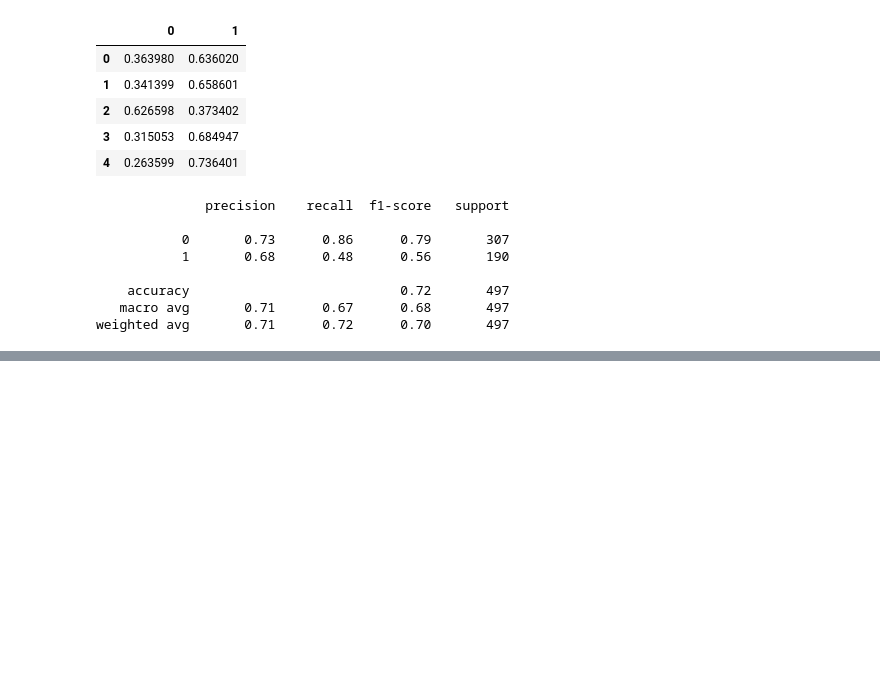
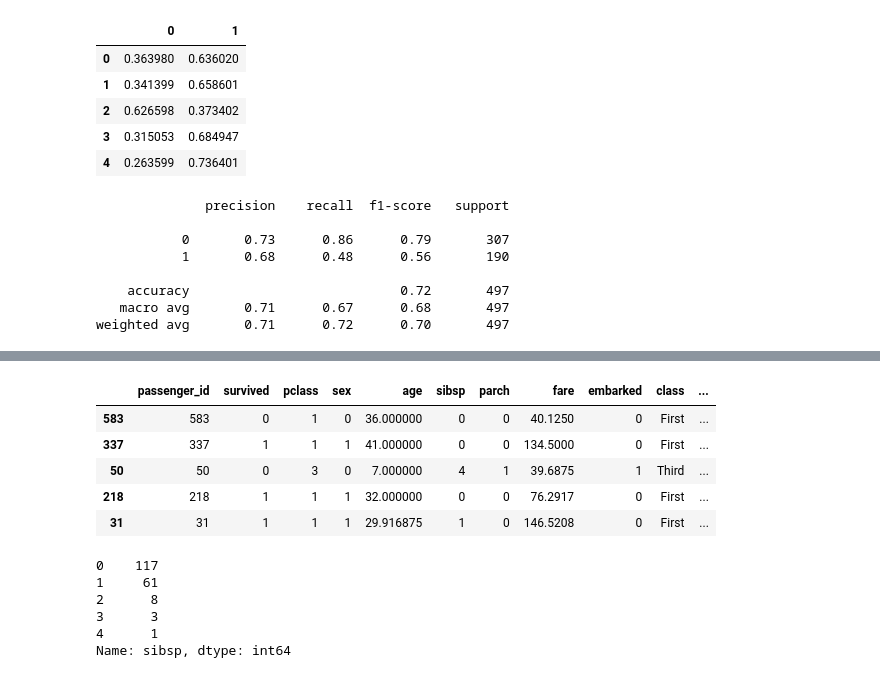
Before and after one commit to Joshua-C-Bryant/classification-exercises, a Jupyter notebook: model.ipynb, the cells around one changed output, grey strips where cells are left out. Saved outputs shown, nothing was run; the diff lists cells and outputs as text; code cells hidden in the pictures; blank space fills up the shorter version.

```diff
--- a/model.ipynb
+++ b/model.ipynb
@@ -813,0 +878,3 @@ weighted avg       0.71      0.72      0.70       497
+# %%
+train, validate, test = prepare.prep_titanic(acquire.get_titanic_data())
+train.head()
@@ -813,0 +888,26 @@ weighted avg       0.71      0.72      0.70       497
+# %%
+train.replace({'sex':{'male': 0, 'female': 1}}, inplace=True)
+validate.replace({'sex':{'male': 0, 'female': 1}}, inplace=True)
+test.replace({'sex':{'male': 0, 'female': 1}}, inplace=True)
+train.replace({'embarked':{'C': 0, 'S': 1, 'Q': 2}}, inplace=True)
+validate.replace({'embarked':{'C': 0, 'S': 1, 'Q': 2}}, inplace=True)
+test.replace({'embarked':{'C': 0, 'S': 1, 'Q': 2}}, inplace=True)
+# %%
+train.head()
+# %% [output]
+|  | passenger_id | survived | pclass | sex | age | sibsp | parch | fare | embarked | class | ... |
+| 583 | 583 | 0 | 1 | 0 | 36.000000 | 0 | 0 | 40.1250 | 0 | First | ... |
+| 337 | 337 | 1 | 1 | 1 | 41.000000 | 0 | 0 | 134.5000 | 0 | First | ... |
+| 50 | 50 | 0 | 3 | 0 | 7.000000 | 4 | 1 | 39.6875 | 1 | Third | ... |
+| 218 | 218 | 1 | 1 | 1 | 32.000000 | 0 | 0 | 76.2917 | 0 | First | ... |
+| 31 | 31 | 1 | 1 | 1 | 29.916875 | 1 | 0 | 146.5208 | 0 | First | ... |
+# %%
+survived = train[train['survived']==1]
+survived.sibsp.value_counts()
+# %% [output]
+0    117
+1     61
+2      8
+3      3
+4      1
+Name: sibsp, dtype: int64
```
Also changed, not shown: parts of 22 cells of this notebook.
